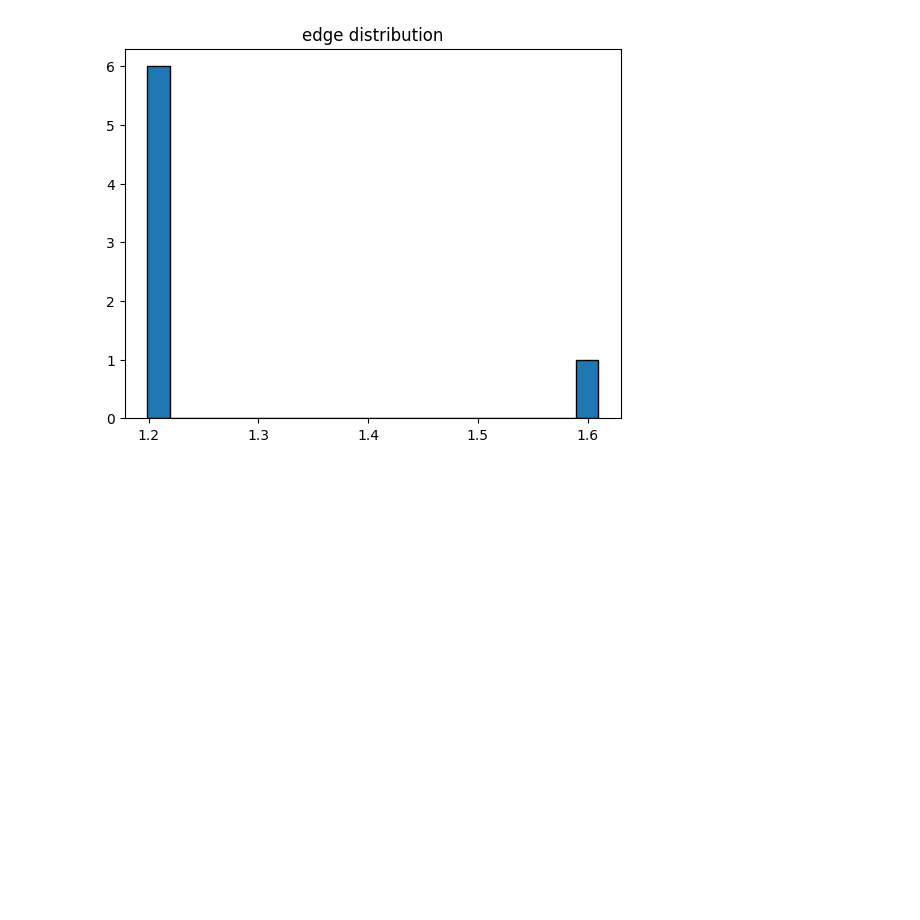
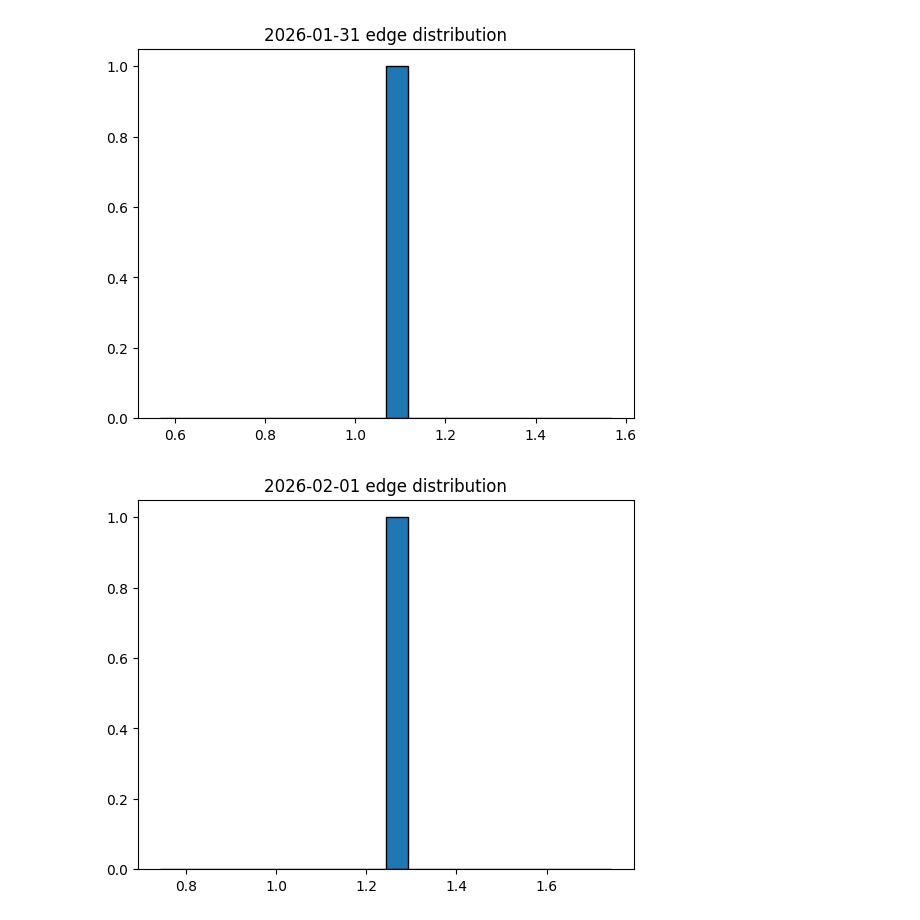
Before and after one commit to bassuaz24/kalshi_bets, a Jupyter notebook: base/analysis/data_analysis.ipynb, the cells around one changed output. Drawn from its saved outputs; the diff is of its cells as text; code cells hidden in the pictures; blank space fills up the shorter version.

```diff
--- a/base/analysis/data_analysis.ipynb
+++ b/base/analysis/data_analysis.ipynb
@@ -22,9 +27,12 @@ To do:
 # %%
-date = '2026-01-30'
-sport = 'NCAAMB' #NCAAMB, NCAAWB, NBA, ATP, WTA, MLB
+start_date = '2026-01-30'
+end_date = '2026-02-05'
+sport = 'NBA' #NCAAMB, NCAAWB, NBA, ATP, WTA, MLB
 market = "GAME" #GAME, SPREAD, TOTAL
 
 if sport == 'ATP' or sport == 'WTA':
     market = 'MATCH'
+
+date_range = pd.date_range(start=start_date, end=end_date, freq='D')
 # %%
 #betus good for nba, pinnacle, betonline best for everything, fanduel pretty good
@@ -50,3 +69,11 @@ df
+# %%
+# For each market in pregame_df, include the pregame row and all rows with timestamp >= that row's timestamp (pregame through end of game)
+to_end_dict = {}
+for date_str in pregame_df_dict.keys():
+    pregame_starts = pregame_df_dict[date_str].set_index('ticker')['timestamp']
+    df_dict[date_str]['_pregame_start'] = df_dict[date_str]['ticker'].map(pregame_starts)
+    pregame_to_end_df = df_dict[date_str][df_dict[date_str]['ticker'].isin(pregame_starts.index) & (df_dict[date_str]['timestamp'] >= df_dict[date_str]['_pregame_start'])].drop(columns=['_pregame_start'])
+    to_end_dict[date_str] = pregame_to_end_df.copy()
 # %%
 EDGE = 0.01
 KELLY_UPPERBOUND = 1
@@ -102,6 +122,9 @@ edge_df
 # %%
-plt.hist(edge_df['edge'] * 100, bins=20, edgecolor='black')
-plt.title("edge distribution")
-plt.show()
+for date_str in edge_df_dict.keys():
+    edge_df = edge_df_dict[date_str]
+    plt.hist(edge_df['edge'] * 100, bins=20, edgecolor='black')
+    plt.title(f"{date_str} edge distribution")
+    plt.show()
 # %% [output]
-[figure, old version]
+[figure, new version]
+[figure, added]
```
Also changed, not shown: parts of 16 cells of this notebook, 6 other files.
